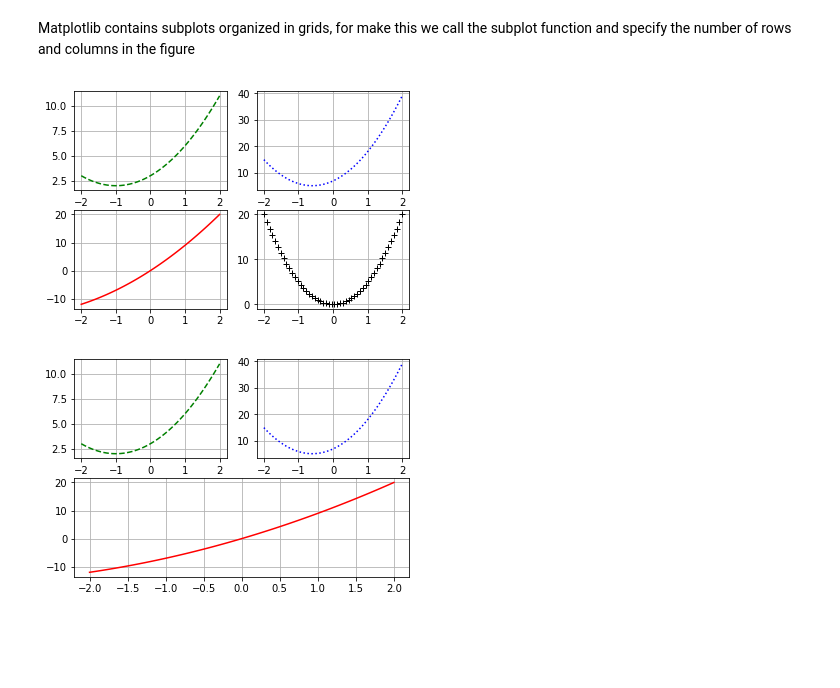
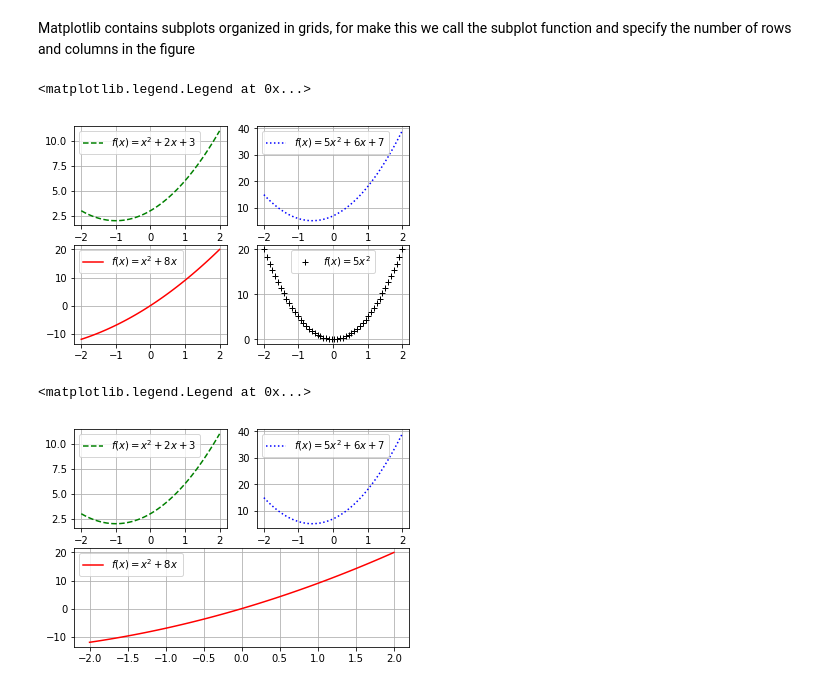
Before and after one commit to GoSAUN/Hartmann, a Jupyter notebook: useful codes in Matplotlib .ipynb, the cells around one changed output. Saved outputs shown, nothing was run; the diff lists cells and outputs as text; code cells hidden in the pictures; blank space fills up the shorter version.

Commit message:
tips matplotlib

```diff
--- a/useful codes in Matplotlib .ipynb
+++ b/useful codes in Matplotlib .ipynb
@@ -88,32 +88,41 @@ Matplotlib contains subplots organized in grids, for make this we call the subpl
 # %%
 plt.subplot(2,2,1)
 plt.plot(x,f(x,1,2,3), "g--",label = "$f(x) = x^2 + 2x + 3$")
 plt.grid(True)
+plt.legend()
 
 plt.subplot(2,2,2)
 plt.plot(x,f(x,5,6,7), "b:",label = "$f(x) = 5x^2 + 6x + 7$")
 plt.grid(True)
+plt.legend()
 
 plt.subplot(2,2,3)
 plt.plot(x,f(x,1,8,0), "r-",label = "$f(x) = x^2 + 8x $")
 plt.grid(True)
+plt.legend()
 
 plt.subplot(2,2,4)
 plt.plot(x,f(x,5,0,0), "k+",label = "$f(x) = 5x^2 $")
 plt.grid(True)
+plt.legend()
 # %% [output]
+<matplotlib.legend.Legend at 0x...>
-[figure, old version]
+[figure, new version]
 # %%
 plt.subplot(2,2,1)
 plt.plot(x,f(x,1,2,3), "g--",label = "$f(x) = x^2 + 2x + 3$")
 plt.grid(True)
+plt.legend()
 
 plt.subplot(2,2,2)
 plt.plot(x,f(x,5,6,7), "b:",label = "$f(x) = 5x^2 + 6x + 7$")
 plt.grid(True)
+plt.legend()
 
 plt.subplot(2,1,2)
 plt.plot(x,f(x,1,8,0), "r-",label = "$f(x) = x^2 + 8x $")
 plt.grid(True)
+plt.legend()
 # %% [output]
+<matplotlib.legend.Legend at 0x...>
-[figure, old version]
+[figure, new version]
```
